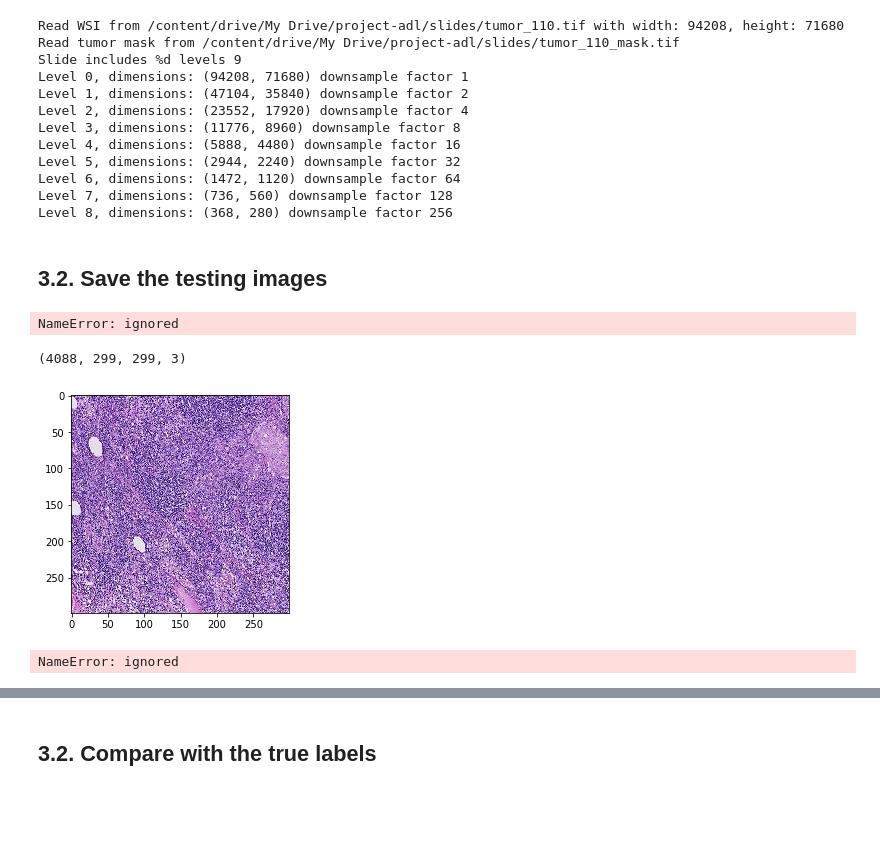
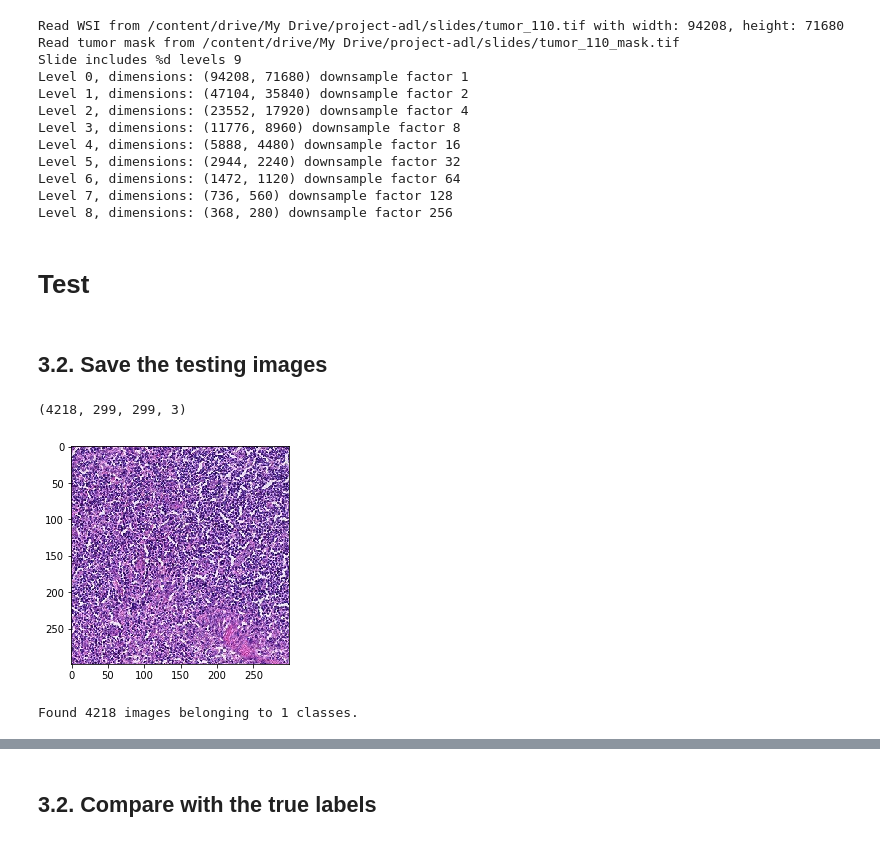
Before and after one commit to JingQian87/AppliedDL, a Jupyter notebook: project/Project_SingleScale.ipynb, the cells around one changed output, grey strips where cells are left out. Drawn from its saved outputs; the diff is of its cells as text; code cells hidden in the pictures; blank space fills up the shorter version.

```diff
--- a/project/Project_SingleScale.ipynb
+++ b/project/Project_SingleScale.ipynb
@@ -178,0 +229,7 @@ history2 = model2.fit(train_features, train_labels,
+# %%
+patch_ij = read_slide(slide,
+                          x = 20000,
+                          y = 20000,
+                          level = 3,
+                          width = input_size,
+                          height = input_size)
@@ -178,0 +242,3 @@ history2 = model2.fit(train_features, train_labels,
+# %%
+patch_ij = (patch_ij/255.).reshape(-1,299,299,3)
+a=model.predict(patch_ij)[:]
@@ -197,7 +314,7 @@ print(down_factor)
 ## 3.1. Generate testing image
 # %%
 # Paras
-ilevel = 4
+ilevel = 3
 slide_id = '110'
 # %%
 # Install the OpenSlide C library and Python bindings
@@ -295,23 +403,29 @@ slide_image = read_slide(slide,
                        width=slide.level_dimensions[ilevel][0],
                        height=slide.level_dimensions[ilevel][1])
 # %%
-# Abstract pathces from level 4, stride 64.
-# 128*128 in level 4 corresponds to 64*64 in level 3, so stride 64.
+# Abstract pathces from level 3, stride 128 to get continuous label for 128*128 center region.
 # Like in training, cut the 10% border but without grayscale filters.
-test = []
 # slide_image is 3d, [height, width, channel]
-stride = 64
-nx = (int(slide.level_dimensions[ilevel][0]*0.9)-int(slide.level_dimensions[ilevel][0]*0.1))//stride
-ny = (int(slide.level_dimensions[ilevel][1]*0.9)-int(slide.level_dimensions[ilevel][1]*0.1))//stride
+test_center = []
+test_patches = []
+stride = 128
+bound = 149 # (299-1)//2
+width = slide.level_dimensions[ilevel][0]
+height = slide.level_dimensions[ilevel][1]
+nx = (int(width*0.9)-int(width*0.1))//stride + 1
+ny = (int(height*0.9)-int(height*0.1))//stride + 1
 for i in range(nx):
   for j in range(ny):
     patch_ij = read_slide(slide,
-                          x = int((i*stride-bound)*down_factor[ilevel]),
-                          y = int((j*stride-bound)*down_factor[ilevel]),
+                          x = int(0.1*width+stride*i-bound)*down_factor[ilevel],
+                          y = int(0.1*height+stride*j-bound)*down_factor[ilevel],
                           level = ilevel,
                           width = input_size,
                           height = input_size)
-    test.append(patch_ij)
+    test_patches.append(patch_ij)
+    test_center.append((int(0.1*width+stride*i-63), int(0.1*height+stride*j-63)))
+# %% [markdown]
+# Test
 # %% [markdown]
 ## 3.2. Save the testing images
 # %%
@@ -319,22 +433,20 @@ import shutil
 test_dir = 'drive/My Drive/project-adl/test_level%d' %ilevel
 if not os.path.exists(test_dir):
   os.mkdir(test_dir)
-# %% [output]
-NameError: ignored
 # %%
-print(np.shape(test))
-plt.imshow(test[1000])
+print(np.shape(test_patches))
+plt.imshow(test_patches[1000])
 from matplotlib.image import imsave
 for i in range(nx):
   for j in range(ny):
     filename = os.path.join(test_dir, 'tumor_%s_cenx%d_ceny%d.png'
-                            %(slide_id, int(i*stride),int(j*stride)))
-    imsave(filename, test[i*ny+j])
+                            %(slide_id, int(0.1*width+stride*i-63), int(0.1*height+stride*j-63)))
+    imsave(filename, test_patches[i*ny+j])
 # %% [output]
-(4088, 299, 299, 3)
+(4218, 299, 299, 3)
-[figure, old version]
+[figure, new version]
 # %%
-def extract_features_predict(directory, sample_count):
+def extract_features_predict(directory, sample_count,BATCH_SIZE=1):
     features = np.zeros(shape=(sample_count, 8, 8, 2048)) # get from conv_base.summary()
     labels = np.zeros(shape=(sample_count))
     generator = datagen.flow_from_directory(
@@ -344,13 +456,12 @@ def extract_features_predict(directory, sample_count):
         class_mode='binary')
     i = 0
     for inputs_batch, labels_batch in generator:
-        features_batch = conv_base.predict(inputs_batch)
+        features_batch = conv_base_2.predict(inputs_batch)
         features[i * BATCH_SIZE : (i + 1) * BATCH_SIZE] = features_batch
         i += 1
         if i * BATCH_SIZE >= sample_count:
             break
     return features
-test_features = extract_features_predict(test_dir, 100)
-model.predict(test_features, batch_size = 32)
+test_features = extract_features_predict(test_dir, 4218, BATCH_SIZE = 32)
 # %% [output]
-NameError: ignored
+Found 4218 images belonging to 1 classes.
```
Also changed, not shown: parts of 31 cells of this notebook, 7 other files.
